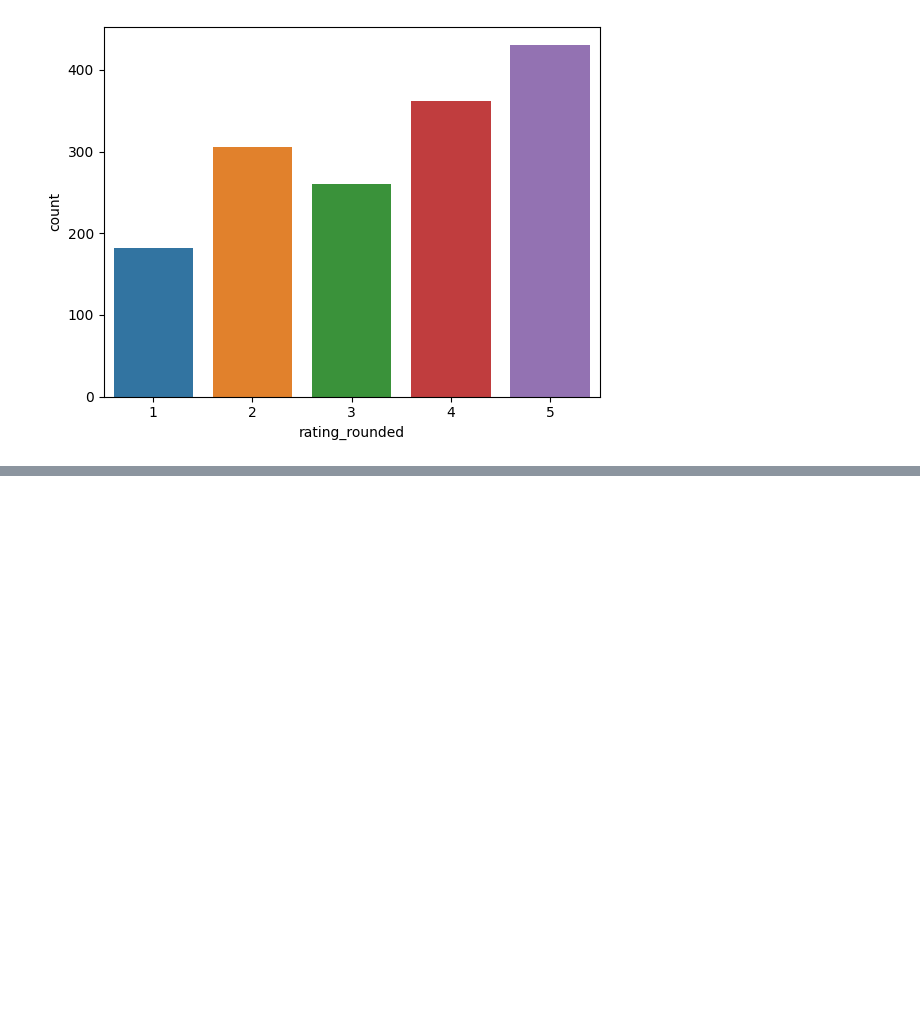
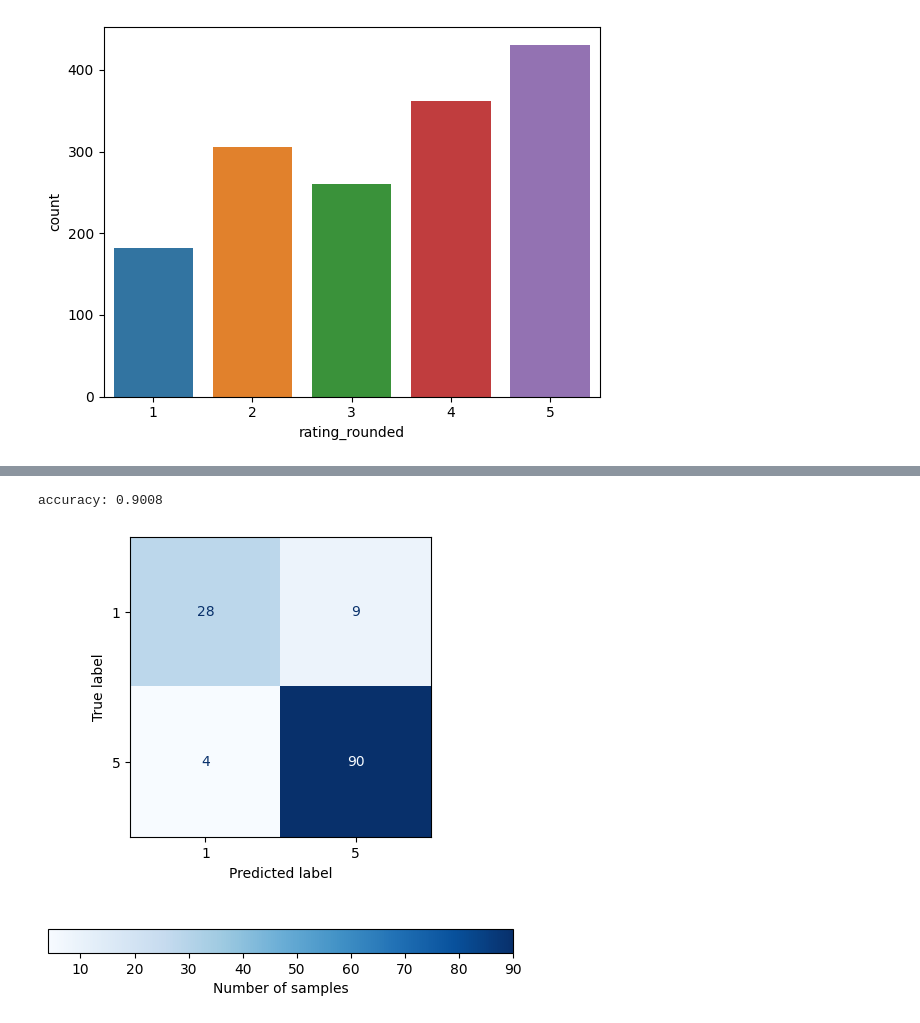
Before and after one commit to sepidehparhami/abilify-ratings, a Jupyter notebook: abilify-ratings.ipynb, the cells around one changed output, grey strips where cells are left out. Saved outputs shown, nothing was run; the diff lists cells and outputs as text; code cells hidden in the pictures; blank space fills up the shorter version.

```diff
--- a/abilify-ratings.ipynb
+++ b/abilify-ratings.ipynb
@@ -84,10 +84,10 @@ lemmatizer = WordNetLemmatizer()
 # add spell checking
 def preprocess_text(text):
     tokens = word_tokenize(text)
-    tokens_lower = [token.lower() for token in tokens]
-    tokens_no_punct = [token for token in tokens_lower if token not in string.punctuation]
-    tokens_no_stopwords = [token for token in tokens_no_punct if token not in stopwords]
-    tokens_lemmatized = [lemmatizer.lemmatize(token) for token in tokens_no_stopwords]
+    # tokens_lower = [token.lower() for token in tokens]
+    tokens_no_punct = [token for token in tokens if token not in string.punctuation]
+    # tokens_no_stopwords = [token for token in tokens_no_punct if token not in stopwords]
+    tokens_lemmatized = [lemmatizer.lemmatize(token) for token in tokens_no_punct]
     sentence = ' '.join(tokens_lemmatized)
     return sentence
 # %%
@@ -145,12 +165,13 @@ embedding_layer = Embedding(len(word_index)+1,
 from tensorflow.keras.layers import Input, Conv1D, MaxPooling1D, Flatten, Dense, Dropout
 from tensorflow.keras import Model
 
+# 1 and 5 star ratings only
 sequence_input = Input(shape=(MAX_SEQUENCE_LENGTH,), dtype='int32')
 embedded_sequences = embedding_layer(sequence_input)
-x = Conv1D(64, 3, activation='relu')(embedded_sequences)
+x = Conv1D(128, 3, activation='relu')(embedded_sequences)
 x = MaxPooling1D(3)(x)
 x = Dropout(0.2)(x)
-x = Conv1D(64, 3, activation='relu')(x)
+x = Conv1D(128, 3, activation='relu')(x)
 x = MaxPooling1D(3)(x)
 x = Dropout(0.2)(x)
 x = Conv1D(64, 3, activation='relu')(x)
@@ -164,4 +185,4 @@ model = Model(sequence_input, preds)
 opt = tf.keras.optimizers.Adam(learning_rate=1e-3)
 model.compile(loss='sparse_categorical_crossentropy',
               optimizer=opt,
-              metrics=['acc'])
+              metrics=['accuracy'])
@@ -212,0 +213,10 @@ Epoch 50/50
+# %%
+model.fit(X_train_subset,
+          y_train_subset,
+          epochs=50,
+          batch_size=32,
+          validation_split=0.1,
+          class_weight=class_weights)
+
+y_pred = model.predict(X_test_subset)
+y_pred_label = [np.argmax(y) for y in y_pred]
@@ -212,0 +241,17 @@ Epoch 50/50
+# %%
+from sklearn.metrics import accuracy_score, ConfusionMatrixDisplay, confusion_matrix
+
+print(f'accuracy: {accuracy_score(y_test_subset, y_pred_label):.4f}')
+
+fig, ax = plt.subplots(1, 1, figsize=(6, 6))
+cm = confusion_matrix(y_test_subset, y_pred_label)
+cm_plot = ConfusionMatrixDisplay(cm, display_labels=[1, 5])
+cm_plot.plot(cmap='Blues', ax=ax)
+im = cm_plot.im_
+im.colorbar.remove()
+plt.colorbar(im, orientation='horizontal', pad=0.2, label='Number of samples')
+
+plt.title('');
+# %% [output]
+accuracy: 0.9008
+[figure, added]
```
Also changed, not shown: parts of 10 cells of this notebook.
